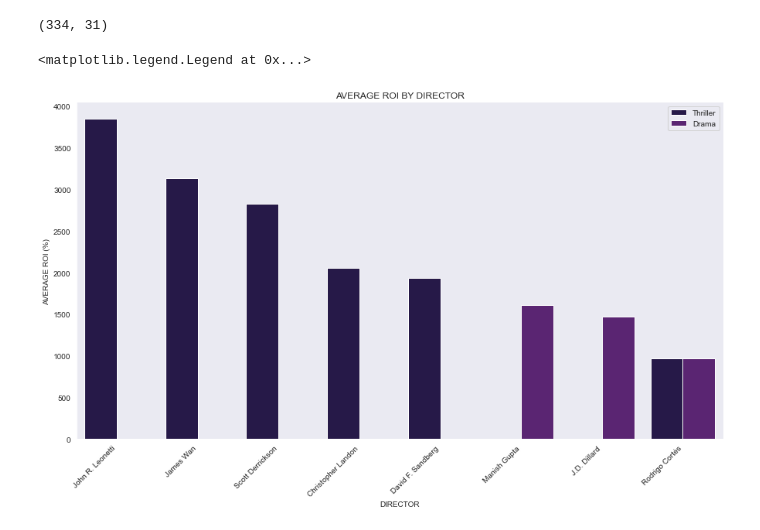
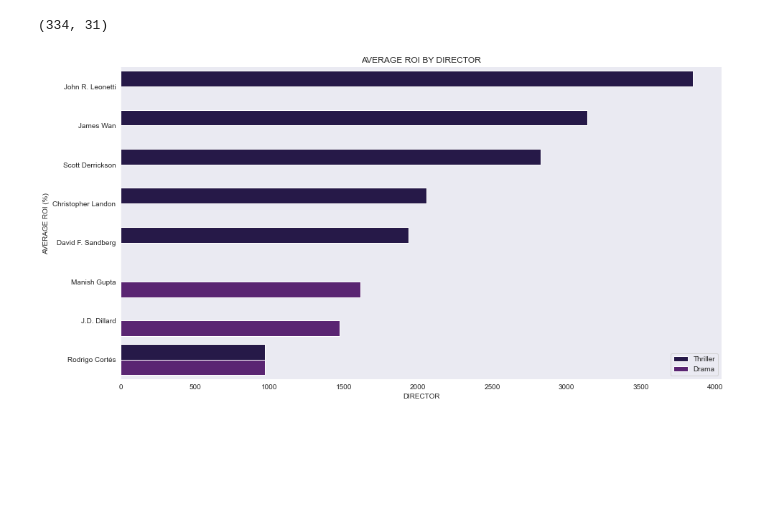
Before and after one commit to avithekkc/P1-moive-data-analysis, a Jupyter notebook: data-visualization.ipynb, the cells around one changed output. Drawn from its saved outputs; the diff is of its cells as text; code cells hidden in the pictures; blank space fills up the shorter version.

```diff
--- a/data-visualization.ipynb
+++ b/data-visualization.ipynb
@@ -301,24 +301,22 @@ df_genre_director_roi = df_genre_director_roi[df_genre_director_roi['director'].
 # %%
 plt.figure (figsize = (15, 8))
 plot_df = df_genre_director_roi.sort_values('mean_roi', ascending=False)
 sns.barplot(data = plot_df,
-                x = 'director',
-                y = 'mean_roi',
+                y = 'director',
+                x = 'mean_roi',
                 capsize = .2,
                 hue = 'genre_list',
                 alpha = 1,
                 ci=None
                 )
 
 sns.despine()
 
 # add and adjust labels
-plt.xticks(rotation = 45, ha = 'right');
 plt.title('AVERAGE ROI BY DIRECTOR')
 plt.xlabel('DIRECTOR')
 plt.ylabel('AVERAGE ROI (%)')
 plt.legend(top_genres)
-#plt.savefig('images/avg_roi_director.jpg')
+plt.savefig('images/avg_roi_director.jpg')
 # %% [output]
-<matplotlib.legend.Legend at 0x...>
-[figure, old version]
+[figure, new version]
```
Also changed, not shown: 2 other files.
